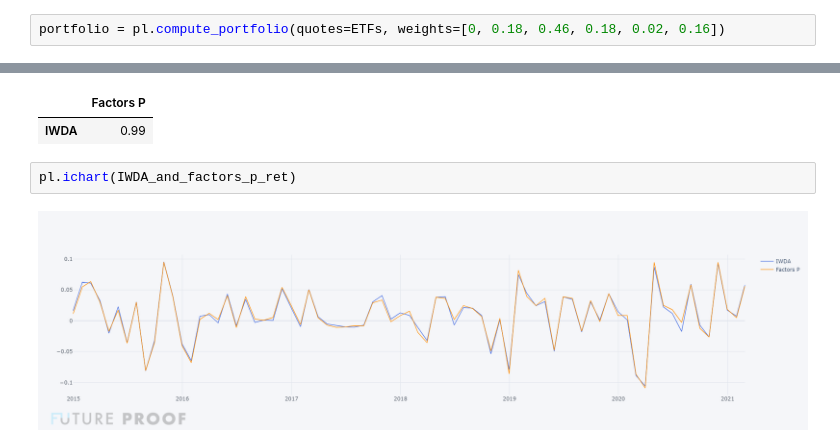
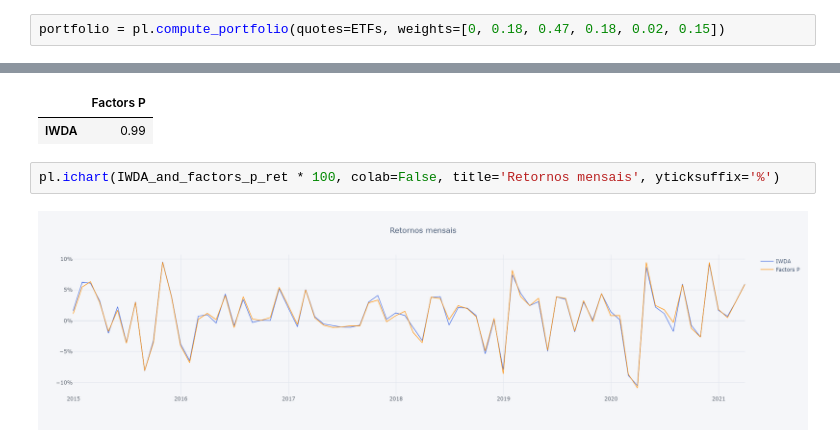
Before and after one commit to LuisSousaSilva/Articles_and_studies, a Jupyter notebook: IWDA vs Alternativas.ipynb, the cells around one changed output, grey strips where cells are left out. Cells and saved outputs as stored; diff of their text form.

```diff
--- a/IWDA vs Alternativas.ipynb
+++ b/IWDA vs Alternativas.ipynb
@@ -269,6 +269,6 @@ Size         0.16
 dtype: float64
 # %%
-portfolio = pl.compute_portfolio(quotes=ETFs, weights=[0, 0.18, 0.46, 0.18, 0.02, 0.16])
+portfolio = pl.compute_portfolio(quotes=ETFs, weights=[0, 0.18, 0.47, 0.18, 0.02, 0.15])
 # %%
 IWDA_and_factors_p = pl.normalize(pl.merge_time_series(portfolio, IWDA, 'inner'))
 IWDA_and_factors_p.columns=['IWDA', 'Factors P']
@@ -291,6 +291,6 @@ pl.compute_r2_table(IWDA_and_factors_p_ret[['Factors P']], IWDA_and_factors_p_re
 |  | Factors P |
 | IWDA | 0.99 |
 # %%
-pl.ichart(IWDA_and_factors_p_ret)
+pl.ichart(IWDA_and_factors_p_ret * 100, colab=False, title='Retornos mensais', yticksuffix='%')
 # %% [output]
-[figure, old version]
+[figure, new version]
```
Also changed, not shown: parts of 22 cells of this notebook, 24 other files.
